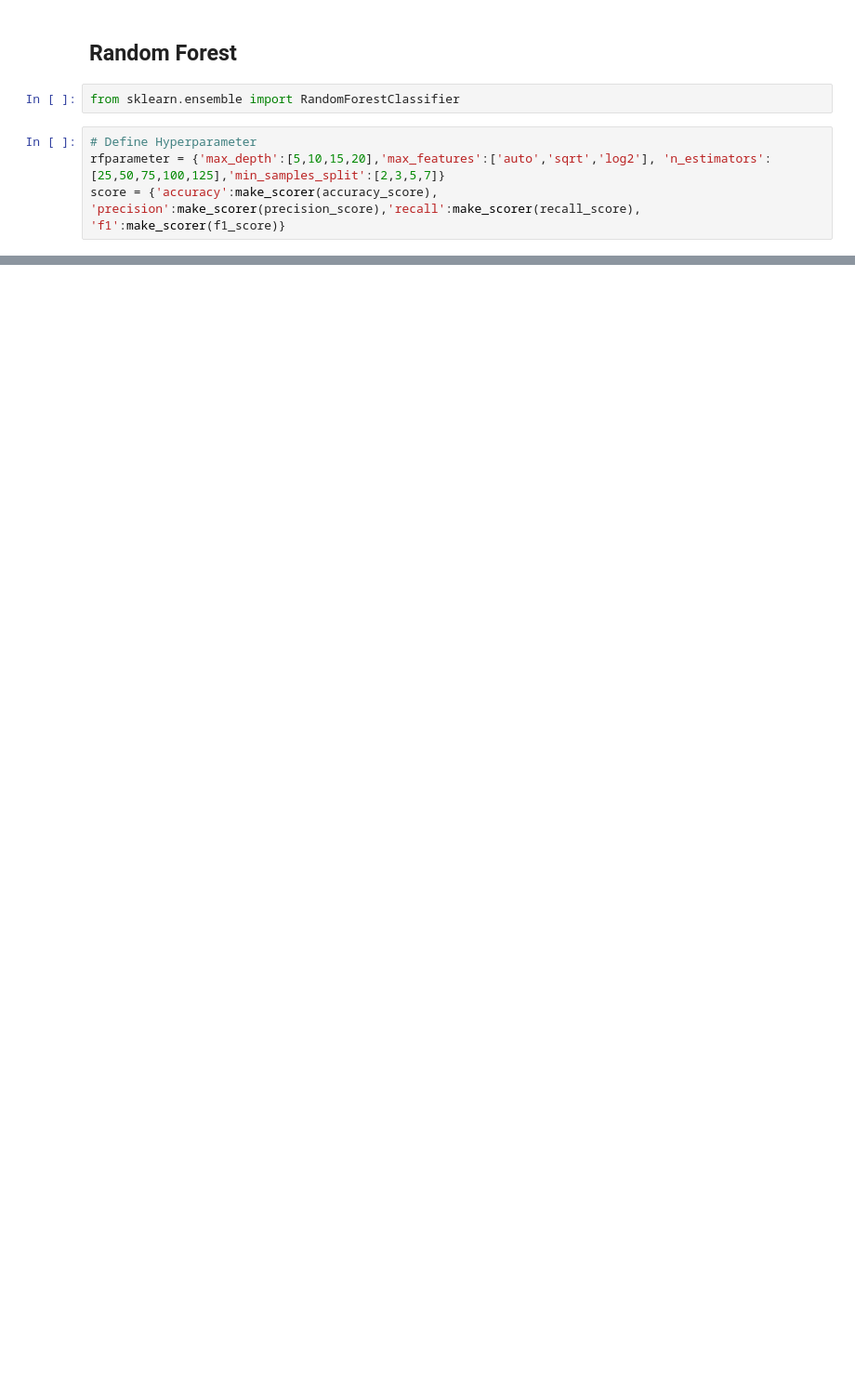
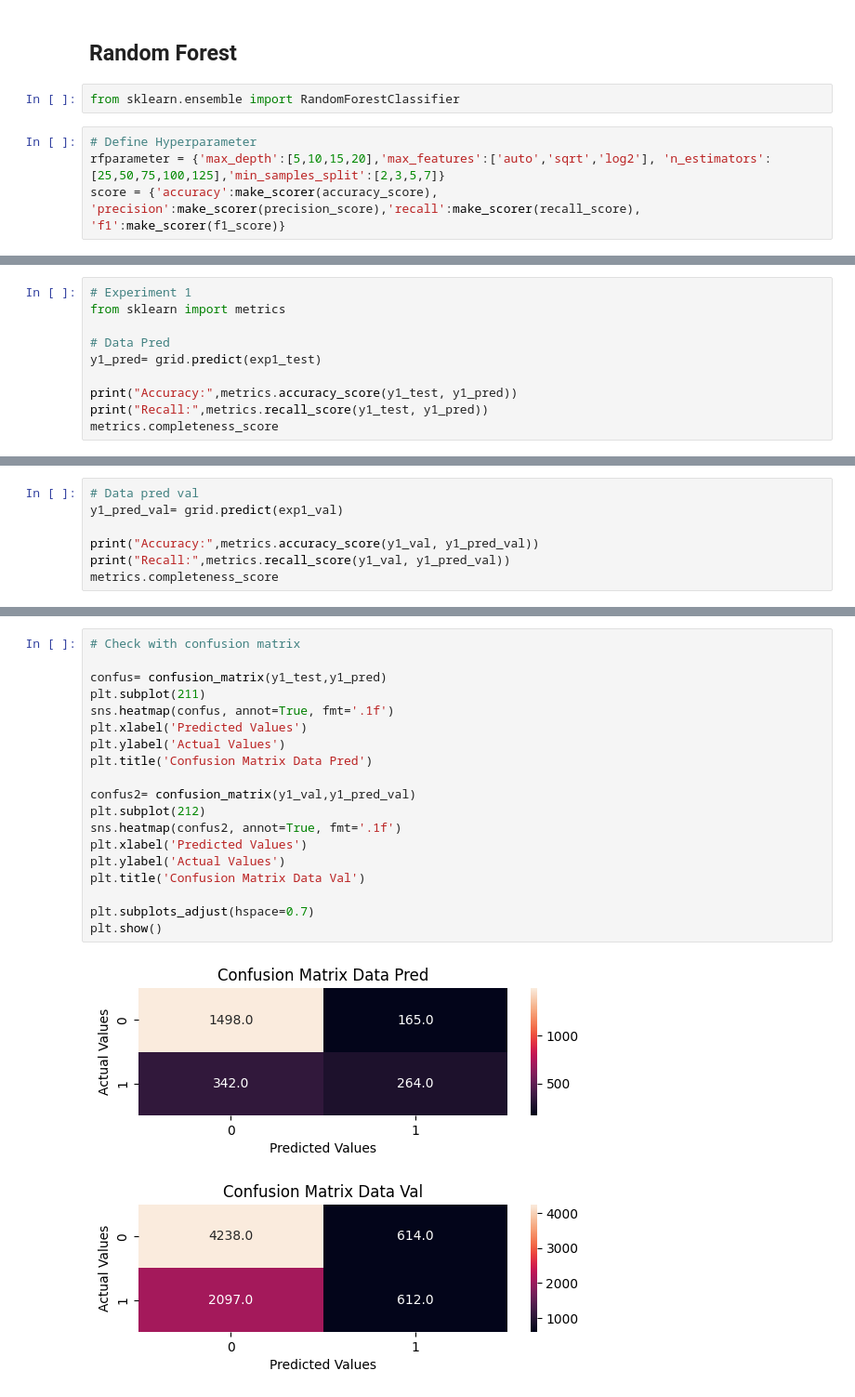
Before and after one commit to enthokz/Prediction-Model-Exercise, a Jupyter notebook: Prediction_Model_Exercise.ipynb, the cells around one changed output, grey strips where cells are left out. Shown at 93% size. Drawn from its saved outputs; the diff is of its cells as text; blank space fills up the shorter version.

```diff
--- a/Prediction_Model_Exercise.ipynb
+++ b/Prediction_Model_Exercise.ipynb
@@ -1133,0 +1160,10 @@ Traceback (most recent call last):
+# %%
+# Experiment 1
+from sklearn import metrics
+
+# Data Pred
+y1_pred= grid.predict(exp1_test)
+
+print("Accuracy:",metrics.accuracy_score(y1_test, y1_pred))
+print("Recall:",metrics.recall_score(y1_test, y1_pred))
+metrics.completeness_score
@@ -1133,0 +1174,7 @@ Traceback (most recent call last):
+# %%
+# Data pred val
+y1_pred_val= grid.predict(exp1_val)
+
+print("Accuracy:",metrics.accuracy_score(y1_val, y1_pred_val))
+print("Recall:",metrics.recall_score(y1_val, y1_pred_val))
+metrics.completeness_score
@@ -1133,0 +1185,21 @@ Traceback (most recent call last):
+# %%
+# Check with confusion matrix
+
+confus= confusion_matrix(y1_test,y1_pred)
+plt.subplot(211)
+sns.heatmap(confus, annot=True, fmt='.1f')
+plt.xlabel('Predicted Values')
+plt.ylabel('Actual Values')
+plt.title('Confusion Matrix Data Pred')
+
+confus2= confusion_matrix(y1_val,y1_pred_val)
+plt.subplot(212)
+sns.heatmap(confus2, annot=True, fmt='.1f')
+plt.xlabel('Predicted Values')
+plt.ylabel('Actual Values')
+plt.title('Confusion Matrix Data Val')
+
+plt.subplots_adjust(hspace=0.7)
+plt.show()
+# %% [output]
+[figure, added]
```
Also changed, not shown: parts of 38 cells of this notebook.
